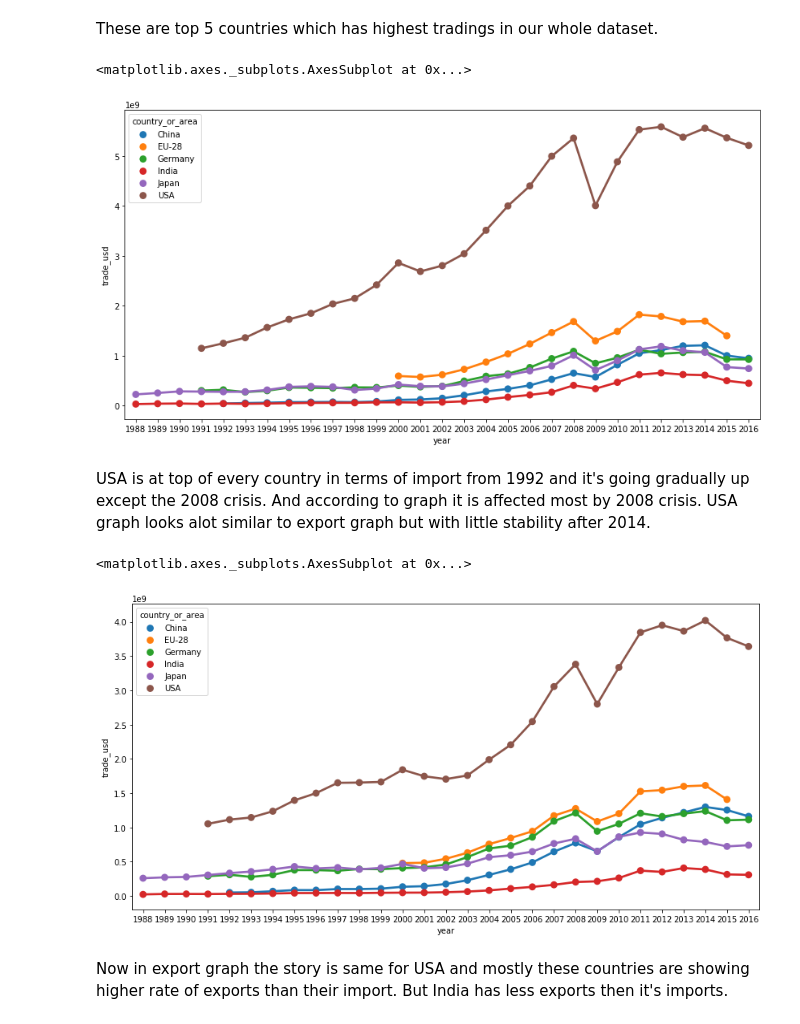
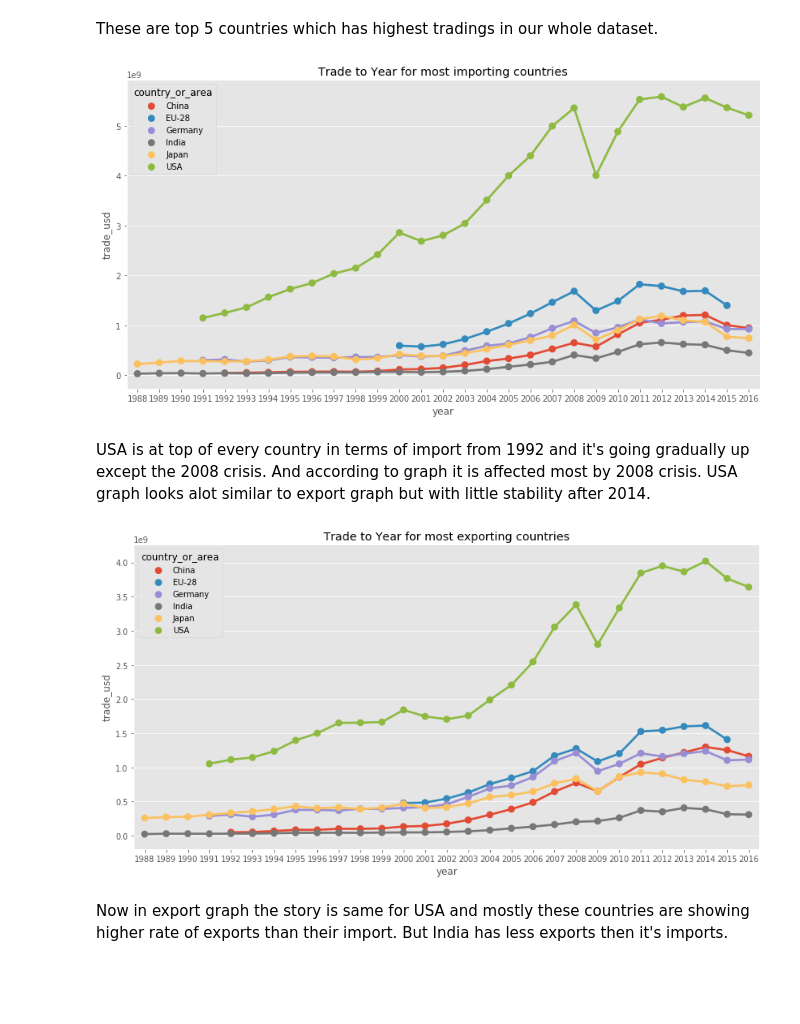
Before and after one commit to vivekpadia70/thinkful-data-science, a Jupyter notebook: Unit 3 Capstone.ipynb, the cells around one changed output. Saved outputs shown, nothing was run; the diff lists cells and outputs as text; code cells hidden in the pictures; blank space fills up the shorter version.

```diff
--- a/Unit 3 Capstone.ipynb
+++ b/Unit 3 Capstone.ipynb
@@ -28,6 +28,8 @@ from tqdm import tnrange, tqdm_notebook
 import itertools
 import time
 
+plt.style.use('ggplot')
+
 %matplotlib inline
 # %% [markdown]
 we will be using commodity trade data from here(https://www.kaggle.com/unitednations/global-commodity-trade-statistics). This data has 8225871 x 10 data points so it's a huge data to train models. Bigger data has advantages of higher accuracy but it takes too much time to train model.
@@ -76,18 +79,20 @@ new_df = df[df['country_or_area'].isin(['EU-28', 'USA', 'China', 'Germany', 'Jap
 new_df_import = new_df[new_df['flow']=='Import']
 plt.subplots(figsize = (14,7))
 sns.pointplot(y=new_df_import['trade_usd'], x=new_df_import['year'], hue=new_df_import['country_or_area'], linestyle="--", ci=0)
+plt.title("Trade to Year for most importing countries")
+plt.savefig("trade_to_year_for_import_countries.png")
 # %% [output]
-<matplotlib.axes._subplots.AxesSubplot at 0x...>
-[figure, old version]
+[figure, new version]
 # %% [markdown]
 USA is at top of every country in terms of import from 1992 and it's going gradually up except the 2008 crisis. And according to graph it is affected most by 2008 crisis. USA graph looks alot similar to export graph but with little stability after 2014.
 # %%
 new_df_export = new_df[new_df['flow']=='Export']
 plt.subplots(figsize = (14,7))
 sns.pointplot(y=new_df_export['trade_usd'], x=new_df_export['year'], hue=new_df_export['country_or_area'], linestyle="--", ci=0)
+plt.title("Trade to Year for most exporting countries")
+plt.savefig("trade_to_year_for_export_countries.png")
 # %% [output]
-<matplotlib.axes._subplots.AxesSubplot at 0x...>
-[figure, old version]
+[figure, new version]
 # %% [markdown]
 Now in export graph the story is same for USA and mostly these countries are showing higher rate of exports than their import. But India has less exports then it's imports.
 # %%
```
Also changed, not shown: parts of 7 cells of this notebook, 10 other files.
